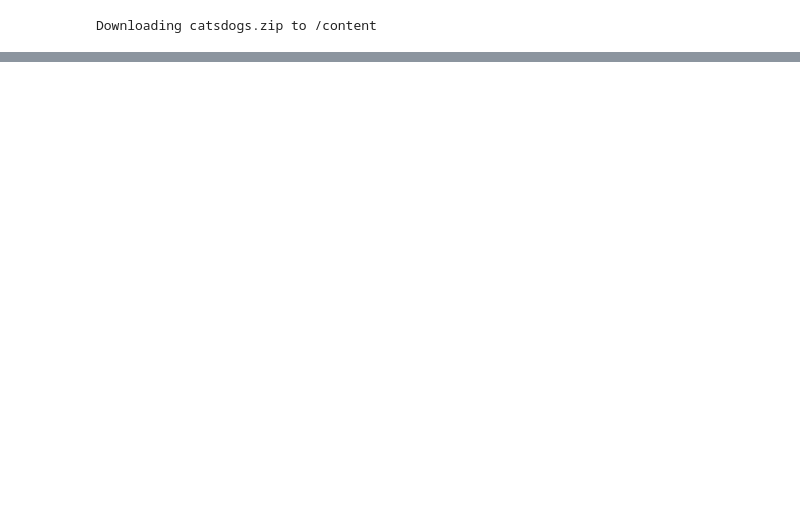
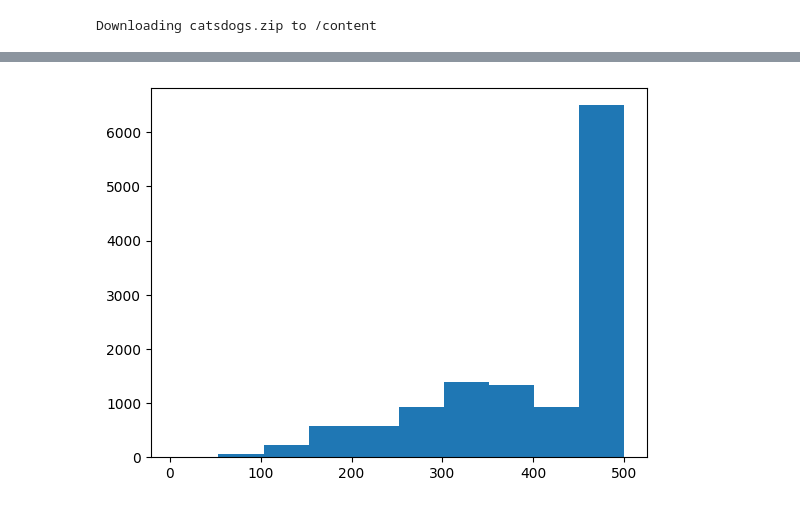
Before and after one commit to mohcenlaaroussi/cats_dogs_classification, a Jupyter notebook: cats_dogs_classification.ipynb, the cells around one changed output, grey strips where cells are left out. Saved outputs shown, nothing was run; the diff lists cells and outputs as text; code cells hidden in the pictures; blank space fills up the shorter version.

```diff
--- a/cats_dogs_classification.ipynb
+++ b/cats_dogs_classification.ipynb
@@ -47,0 +262,6 @@ plt.show()
+# %%
+for (root,dirs,files) in os.walk(path, topdown=True):
+    print (root)
+    print (dirs)
+    print (files)
+    print ('--------------------------------')
@@ -47,0 +281,4 @@ plt.show()
+# %%
+path = "./catsdogs/CatsDogs/Cats"
+
+len(os.listdir(path))
@@ -47,0 +289,2 @@ plt.show()
+# %%
+img = cv2.imread('./catsdogs/CatsDogs/Cats/6590.jpg',1)
@@ -47,0 +295,27 @@ plt.show()
+# %%
+hights = []
+weights = []
+
+for (root,dirs,files) in os.walk(path, topdown=True):
+  if len(files) > 0:
+    fnames = list(fname for fname in os.listdir(path) if fname.endswith('.jpg'))
+
+    batchsize = 500
+    l_index, r_index = 0, batchsize
+    batch = fnames[l_index:r_index]
+
+    while batch:
+
+        for i in batch:
+          #print(root+'/'+i)
+          #img = cv2.imread(root+'/'+i,1)
+          try:
+            img = Image.open(root+'/'+i)    # Open image as PIL image object
+            hights.append(img.size[0])
+            weights.append(img.size[1])
+            #print(root+'/'+i)
+          except UnidentifiedImageError:
+            print('IMAGE DAMAGED: '+i)
+
+        l_index, r_index = r_index, r_index + batchsize
+        batch = fnames[l_index:r_index]
@@ -47,0 +344,5 @@ plt.show()
+# %%
+plt.hist(hights)
+plt.show()
+# %% [output]
+[figure, added]
```
Also changed, not shown: parts of 38 cells of this notebook.
